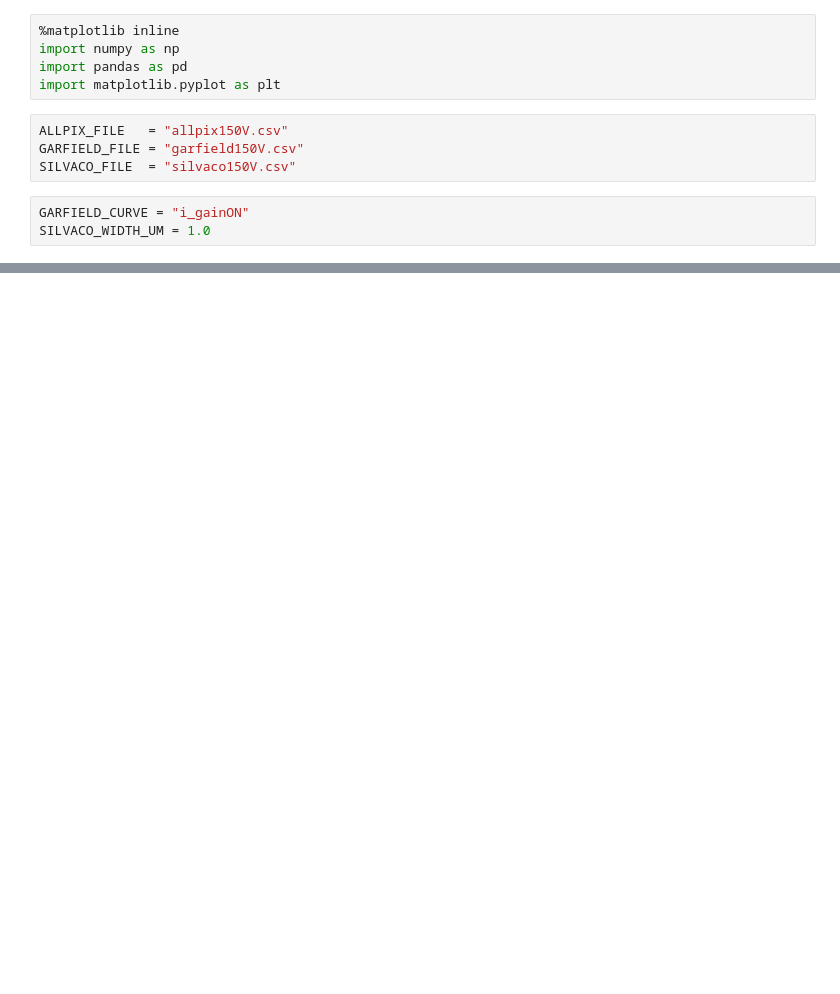
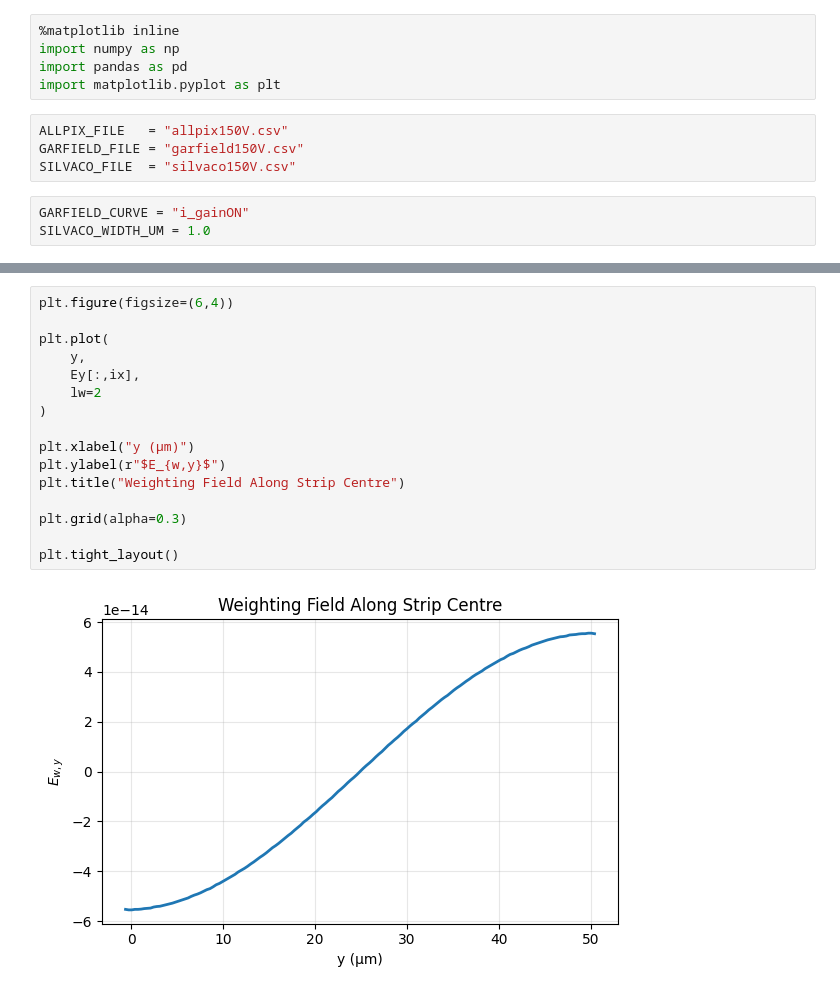
Before and after one commit to ahaines561/Garfieldpp-analysis, a Jupyter notebook: main.ipynb, the cells around one changed output, grey strips where cells are left out. Saved outputs shown, nothing was run; the diff lists cells and outputs as text; blank space fills up the shorter version.

```diff
--- a/main.ipynb
+++ b/main.ipynb
@@ -86,0 +123,18 @@ plt.show()
+# %%
+plt.figure(figsize=(6,4))
+
+plt.plot(
+    y,
+    Ey[:,ix],
+    lw=2
+)
+
+plt.xlabel("y (μm)")
+plt.ylabel(r"$E_{w,y}$")
+plt.title("Weighting Field Along Strip Centre")
+
+plt.grid(alpha=0.3)
+
+plt.tight_layout()
+# %% [output]
+[figure, added]
```
Also changed, not shown: parts of 13 cells of this notebook, 1 other file.
